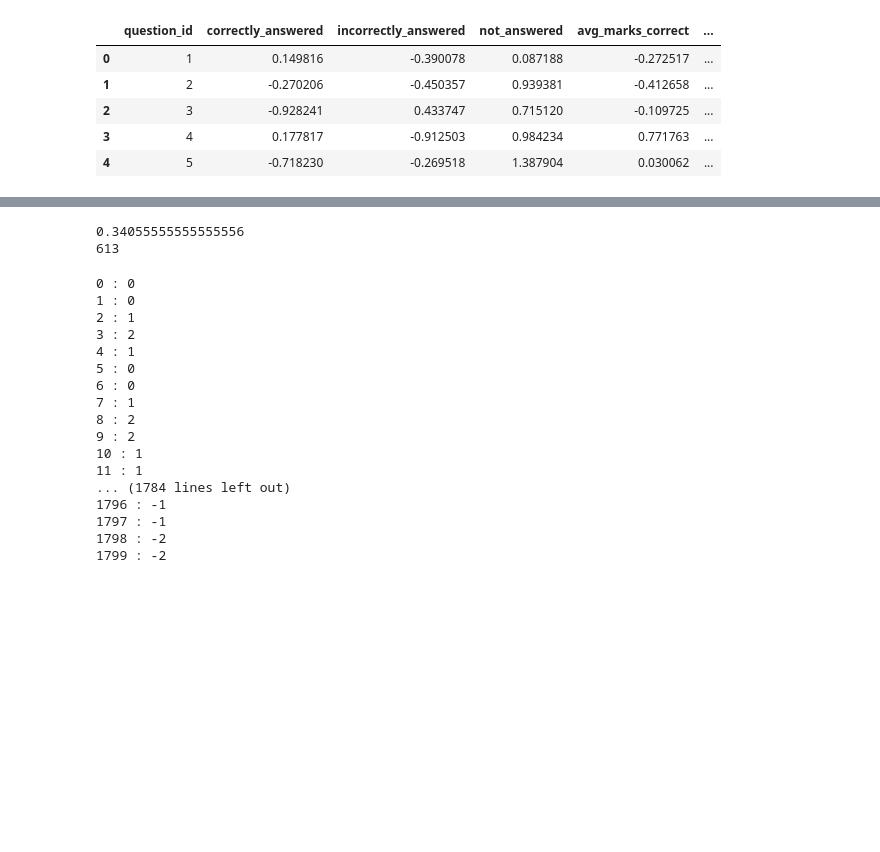
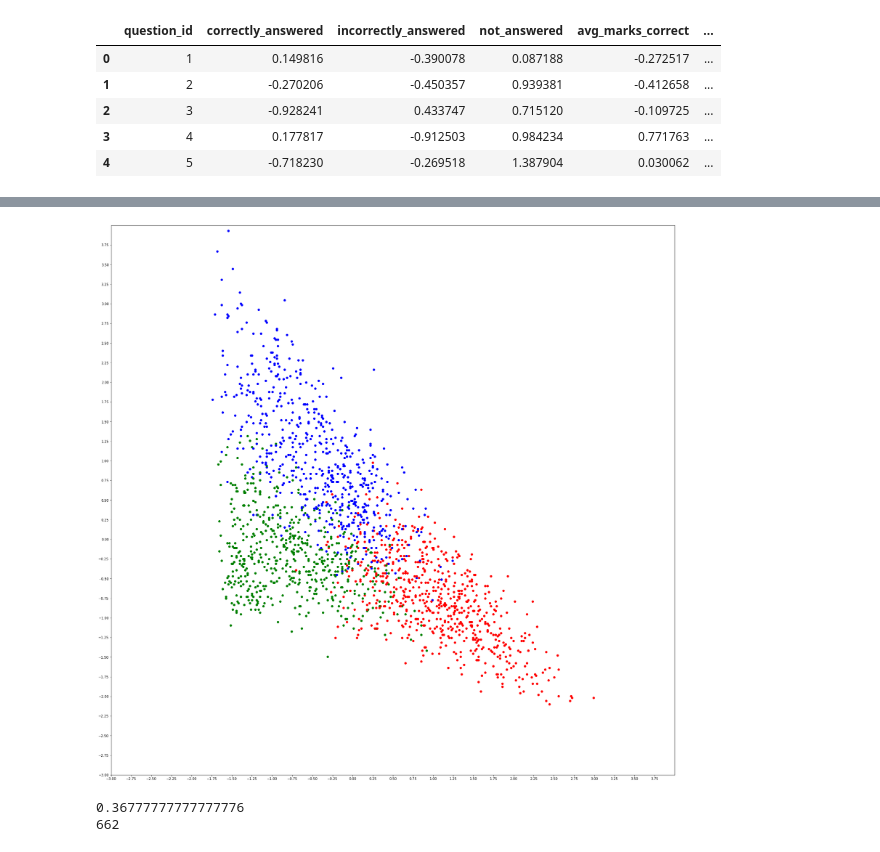
Before and after one commit to anuj2110/Auto-Tagging-Algorithm-Personal, a Jupyter notebook: MODEL1.ipynb, the cells around one changed output, grey strips where cells are left out. Drawn from its saved outputs; the diff is of its cells as text; code cells hidden in the pictures; blank space fills up the shorter version.

```diff
--- a/MODEL1.ipynb
+++ b/MODEL1.ipynb
@@ -122,3 +164,19 @@ plt.show()
+# %%
+plt.rcParams["figure.figsize"] = (30,30)
+for i in range(0,1800,1):
+    if(prediction2[i]==0):
+        plt.scatter(data_mms["correctly_answered"].iloc[i],data_mms["incorrectly_answered"].iloc[i],c='r')
+    elif(prediction2[i]==1):
+        plt.scatter(data_mms["correctly_answered"].iloc[i],data_mms["incorrectly_answered"].iloc[i],c='g')
+    elif(prediction2[i]==2):
+        plt.scatter(data_mms["correctly_answered"].iloc[i],data_mms["incorrectly_answered"].iloc[i],c='b')
+plt.xlim([-3, 4])
+plt.ylim([-3, 4])
+plt.yticks(np.arange(-3, 4, 0.25))
+plt.xticks(np.arange(-3, 4, 0.25))
+plt.show()
+# %% [output]
+[figure, added]
 # %%
 engine = sqlalchemy.create_engine("mysql+pymysql://anuj:Anuj@21101998@localhost/auto_tagging_data")
 # %%
@@ -128,31 +186,10 @@ tags = list(int(i) for i in np.array(df))
 # %%
 correct = 0
 for i in range(0,1800,1):
-    if tags[i]-prediction[i]==0:
+    if tags[i]-prediction1[i]==0:
         correct+=1
 print(correct/1800)
 print(correct)
 # %% [output]
-0.34055555555555556
-613
+0.36777777777777776
+662
-# %%
-for i in range(1800):
-    print(i,":",tags[i]-prediction[i])
-# %% [output]
-0 : 0
-1 : 0
-2 : 1
-3 : 2
-4 : 1
-5 : 0
-6 : 0
-7 : 1
-8 : 2
-9 : 2
-10 : 1
-11 : 1
-... (1784 lines left out)
-1796 : -1
-1797 : -1
-1798 : -2
-1799 : -2
```
Also changed, not shown: parts of 50 cells of this notebook.
